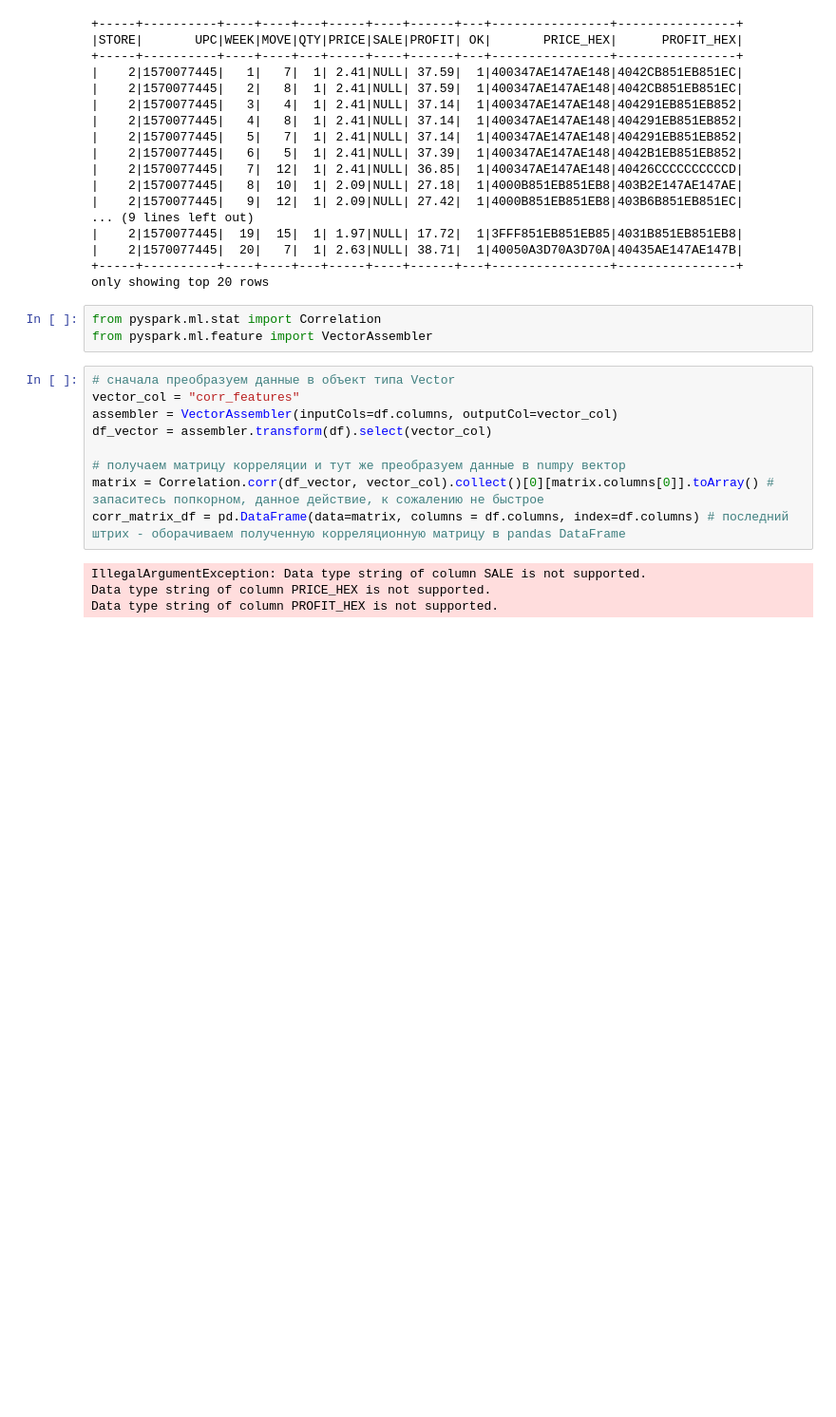
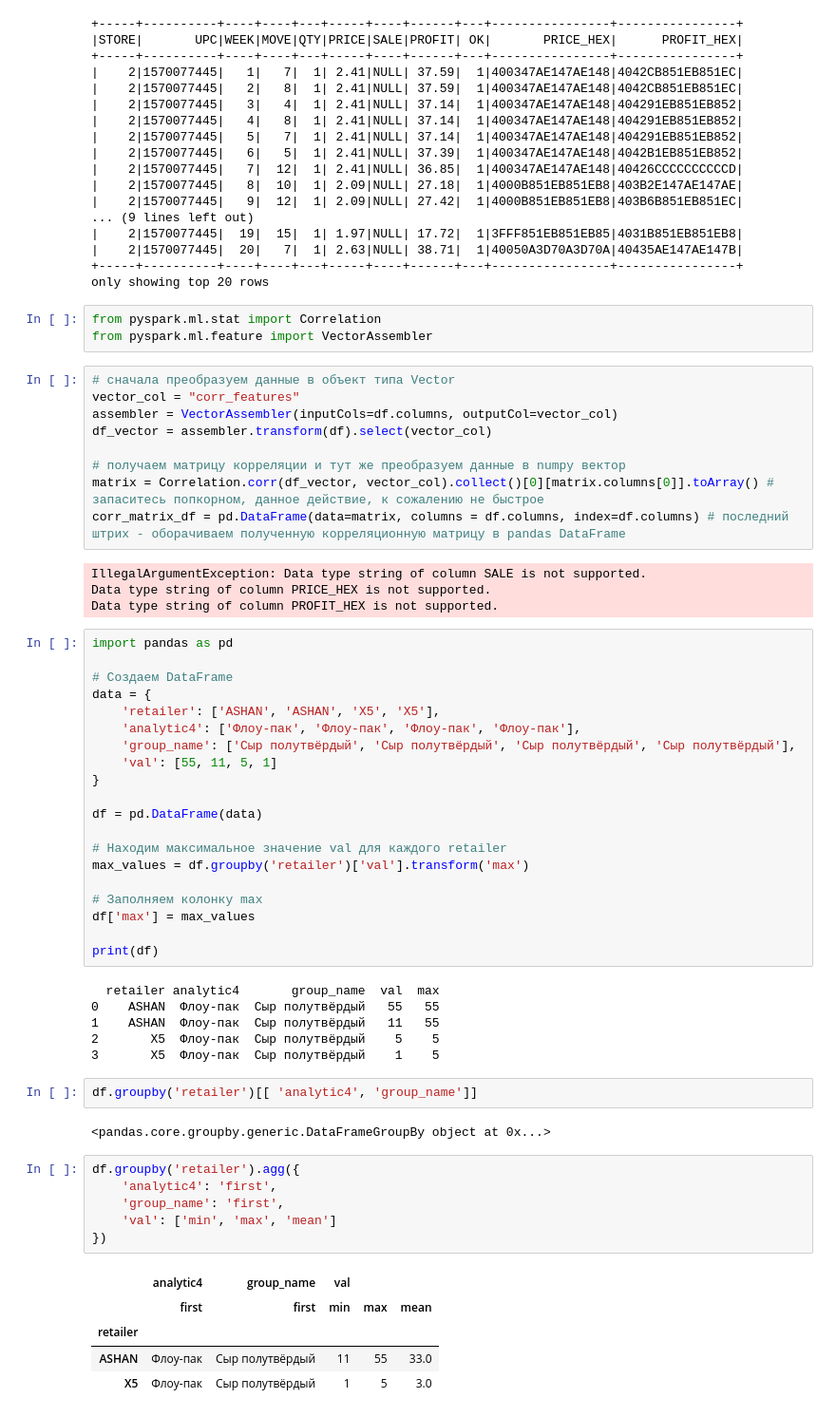
Before and after one commit to budennovsk/Pandas, a Jupyter notebook: work_1.ipynb, the cells around one changed output. Shown at 95% size. Drawn from its saved outputs; the diff is of its cells as text; blank space fills up the shorter version.

```diff
--- a/work_1.ipynb
+++ b/work_1.ipynb
@@ -458,3 +458,45 @@ corr_matrix_df = pd.DataFrame(data=matrix, columns = df.columns, index=df.column
 IllegalArgumentException: Data type string of column SALE is not supported.
 Data type string of column PRICE_HEX is not supported.
 Data type string of column PROFIT_HEX is not supported.
+# %%
+import pandas as pd
+
+# Создаем DataFrame
+data = {
+    'retailer': ['ASHAN', 'ASHAN', 'X5', 'X5'],
+    'analytic4': ['Флоу-пак', 'Флоу-пак', 'Флоу-пак', 'Флоу-пак'],
+    'group_name': ['Сыр полутвёрдый', 'Сыр полутвёрдый', 'Сыр полутвёрдый', 'Сыр полутвёрдый'],
+    'val': [55, 11, 5, 1]
+}
+
+df = pd.DataFrame(data)
+
+# Находим максимальное значение val для каждого retailer
+max_values = df.groupby('retailer')['val'].transform('max')
+
+# Заполняем колонку max
+df['max'] = max_values
+
+print(df)
+# %% [output]
+  retailer analytic4       group_name  val  max
+0    ASHAN  Флоу-пак  Сыр полутвёрдый   55   55
+1    ASHAN  Флоу-пак  Сыр полутвёрдый   11   55
+2       X5  Флоу-пак  Сыр полутвёрдый    5    5
+3       X5  Флоу-пак  Сыр полутвёрдый    1    5
+# %%
+df.groupby('retailer')[[ 'analytic4', 'group_name']]
+# %% [output]
+<pandas.core.groupby.generic.DataFrameGroupBy object at 0x...>
+# %%
+df.groupby('retailer').agg({
+    'analytic4': 'first',
+    'group_name': 'first',
+    'val': ['min', 'max', 'mean']
+})
+# %% [output]
+|  | analytic4 | group_name | val |  |  |
+|  | first | first | min | max | mean |
+| retailer |  |  |  |  |  |
+| ASHAN | Флоу-пак | Сыр полутвёрдый | 11 | 55 | 33.0 |
+| X5 | Флоу-пак | Сыр полутвёрдый | 1 | 5 | 3.0 |
```
Also changed, not shown: parts of 3 cells of this notebook.
